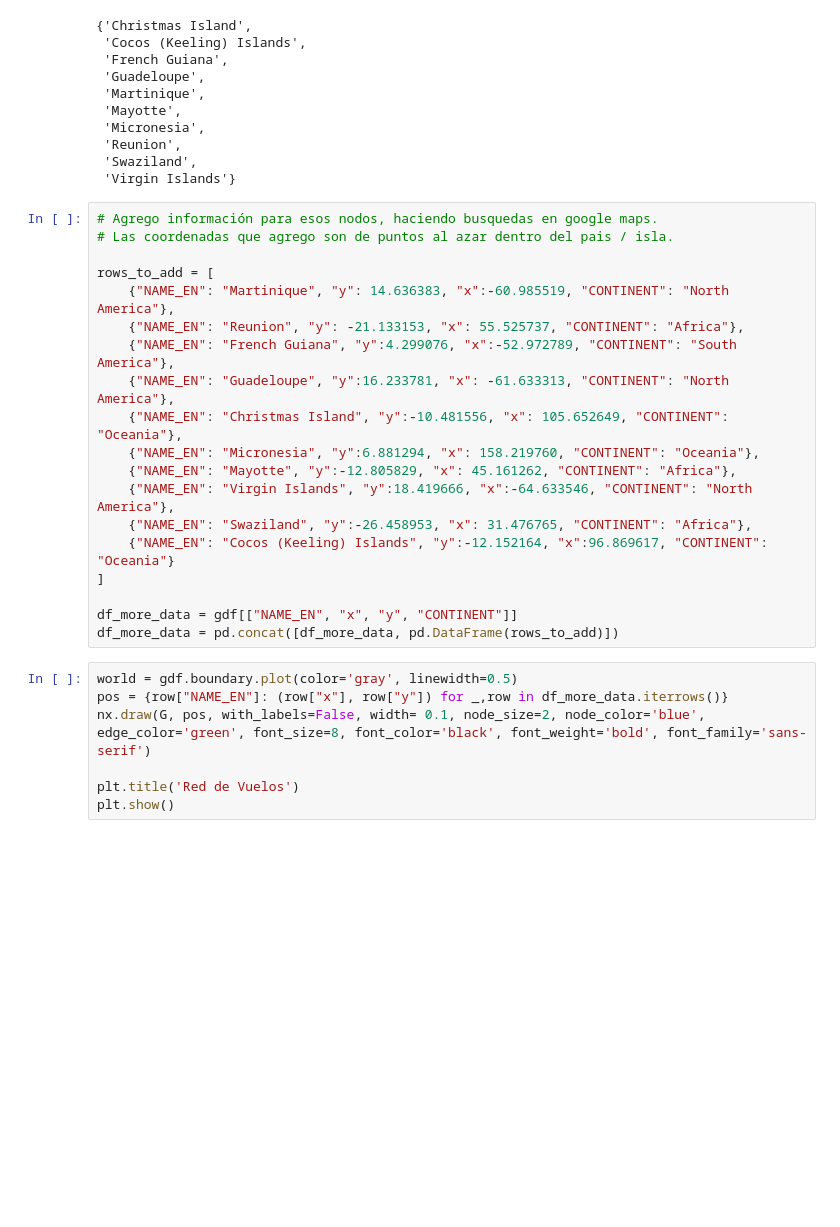
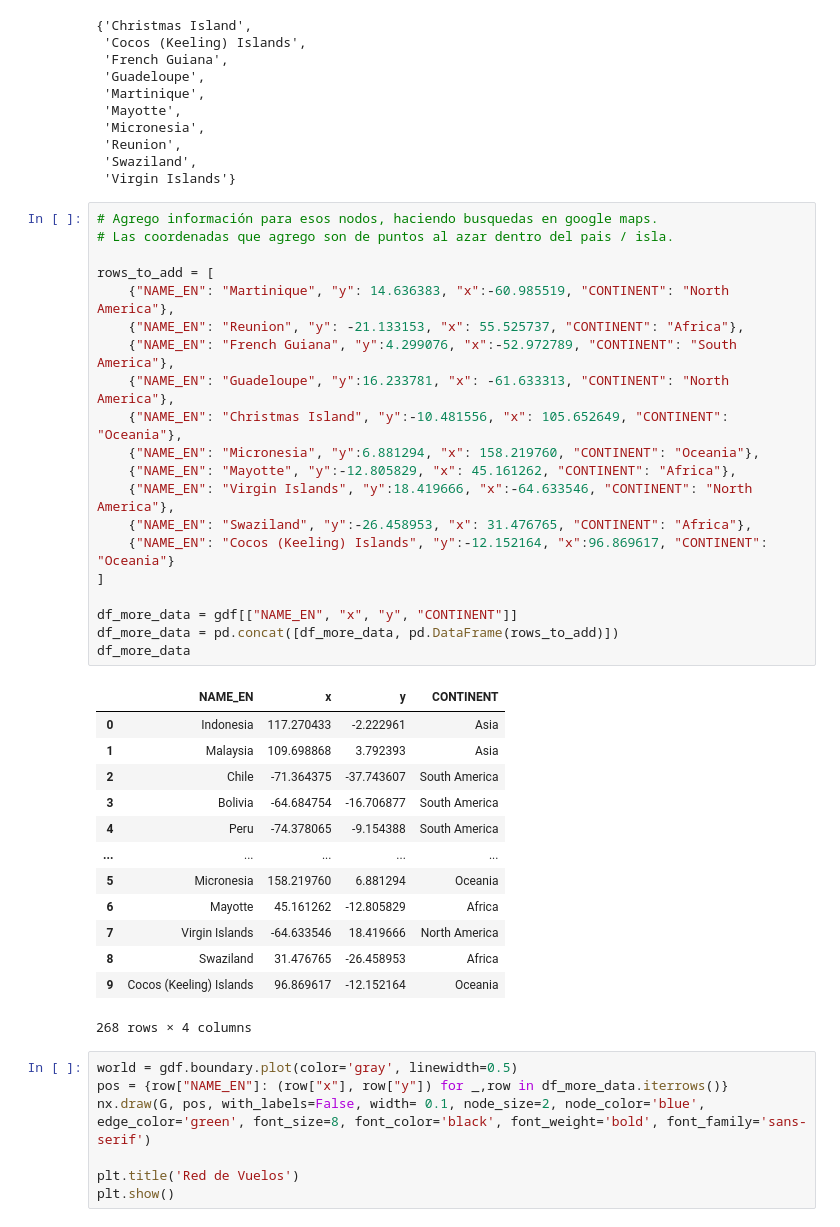
Before and after one commit to mateocapon/teoria-de-algoritmos2-tp1, a Jupyter notebook: TP1-104258.ipynb, the cells around one changed output. Cells and saved outputs as stored; diff of their text form; blank space fills up the shorter version.

```diff
--- a/TP1-104258.ipynb
+++ b/TP1-104258.ipynb
@@ -69,22 +69,37 @@ Los nodos que no se encuentran en el dataframe con mas info son:
 # %%
 # Agrego información para esos nodos, haciendo busquedas en google maps.
 # Las coordenadas que agrego son de puntos al azar dentro del pais / isla.
 
 rows_to_add = [
     {"NAME_EN": "Martinique", "y": 14.636383, "x":-60.985519, "CONTINENT": "North America"},
     {"NAME_EN": "Reunion", "y": -21.133153, "x": 55.525737, "CONTINENT": "Africa"},
     {"NAME_EN": "French Guiana", "y":4.299076, "x":-52.972789, "CONTINENT": "South America"},
     {"NAME_EN": "Guadeloupe", "y":16.233781, "x": -61.633313, "CONTINENT": "North America"},
     {"NAME_EN": "Christmas Island", "y":-10.481556, "x": 105.652649, "CONTINENT": "Oceania"},
     {"NAME_EN": "Micronesia", "y":6.881294, "x": 158.219760, "CONTINENT": "Oceania"},
     {"NAME_EN": "Mayotte", "y":-12.805829, "x": 45.161262, "CONTINENT": "Africa"},
     {"NAME_EN": "Virgin Islands", "y":18.419666, "x":-64.633546, "CONTINENT": "North America"},
     {"NAME_EN": "Swaziland", "y":-26.458953, "x": 31.476765, "CONTINENT": "Africa"},
     {"NAME_EN": "Cocos (Keeling) Islands", "y":-12.152164, "x":96.869617, "CONTINENT": "Oceania"}
 ]
 
 df_more_data = gdf[["NAME_EN", "x", "y", "CONTINENT"]]
 df_more_data = pd.concat([df_more_data, pd.DataFrame(rows_to_add)])
+df_more_data
+# %% [output]
+|  | NAME_EN | x | y | CONTINENT |
+| 0 | Indonesia | 117.270433 | -2.222961 | Asia |
+| 1 | Malaysia | 109.698868 | 3.792393 | Asia |
+| 2 | Chile | -71.364375 | -37.743607 | South America |
+| 3 | Bolivia | -64.684754 | -16.706877 | South America |
+| 4 | Peru | -74.378065 | -9.154388 | South America |
+| ... | ... | ... | ... | ... |
+| 5 | Micronesia | 158.219760 | 6.881294 | Oceania |
+| 6 | Mayotte | 45.161262 | -12.805829 | Africa |
+| 7 | Virgin Islands | -64.633546 | 18.419666 | North America |
+| 8 | Swaziland | 31.476765 | -26.458953 | Africa |
+| 9 | Cocos (Keeling) Islands | 96.869617 | -12.152164 | Oceania |
+268 rows × 4 columns
 # %%
 world = gdf.boundary.plot(color='gray', linewidth=0.5)
 pos = {row["NAME_EN"]: (row["x"], row["y"]) for _,row in df_more_data.iterrows()}
```
Also changed, not shown: parts of 15 cells of this notebook.
